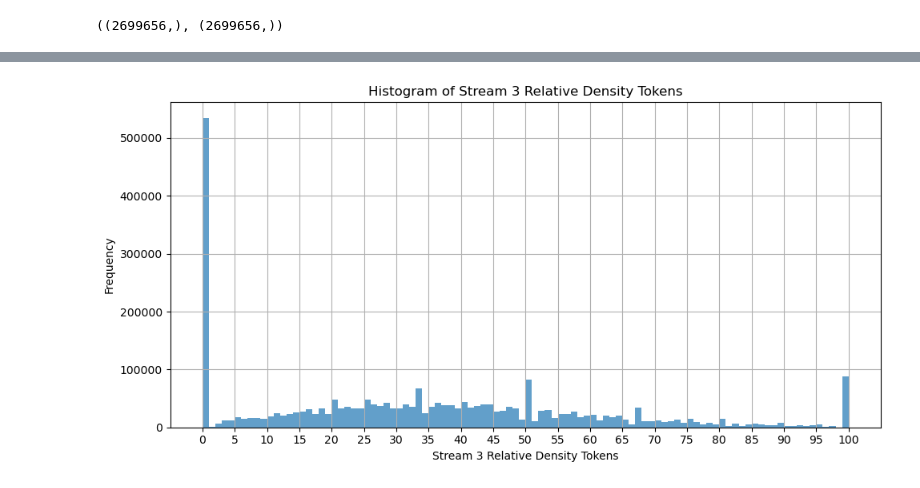
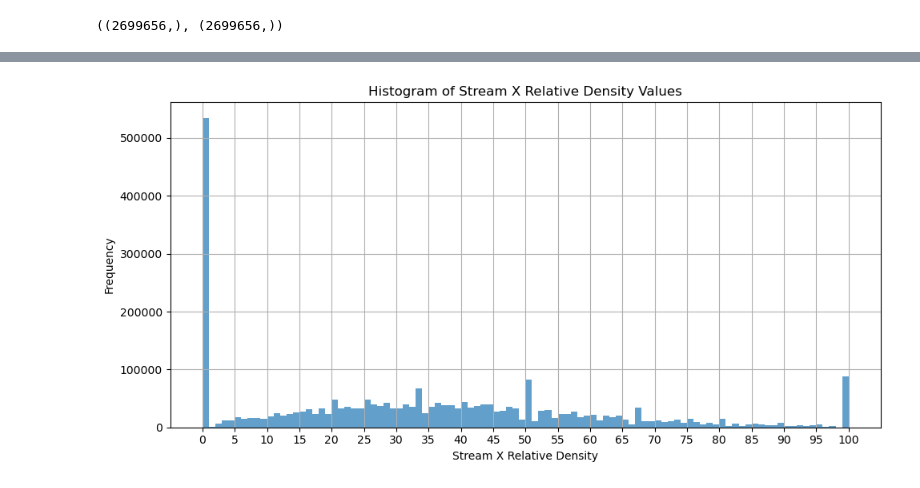
Before and after one commit to behzadhaki/TripleStreams, a Jupyter notebook: data/TripleStreamsDatasetExplorer.ipynb, the cells around one changed output, grey strips where cells are left out. Saved outputs shown, nothing was run; the diff lists cells and outputs as text; code cells hidden in the pictures.

```diff
--- a/data/TripleStreamsDatasetExplorer.ipynb
+++ b/data/TripleStreamsDatasetExplorer.ipynb
@@ -60,7 +60,7 @@ config = {
 
     'n_encoding_control_tokens':
         [
-            101
+            None                                # continuos values
         ],
     'encoding_control_keys':
         [
@@ -73,7 +73,7 @@ config = {
             101,
             101,
             101,
-            101
+            10
         ],
     'decoding_control_keys':
         [
@@ -211,18 +142,18 @@ plt.show()
 # %%
 # Stream 3 Relative Histogram
 stream_3_relative_density_tokens = dataset.decoding_control_tokens[:, 3].numpy()
 stream_3_relative_density_values = dataset.decoding_control_values[:, 3].numpy()
 plt.figure(figsize=(10, 5))
 plt.hist(stream_3_relative_density_tokens, bins=100, alpha=0.7)
-plt.title('Histogram of Stream 3 Relative Density Tokens')
-plt.xlabel('Stream 3 Relative Density Tokens')
+plt.title('Histogram of Stream X Relative Density Values')
+plt.xlabel('Stream X Relative Density')
 plt.ylabel('Frequency')
 plt.xticks(np.arange(0, 101, 5))
 plt.grid(True)
 plt.tight_layout()
 plt.show()
 # %% [output]
-[figure, old version]
+[figure, new version]
 # %%
 # Output Step Density
 output_step_density_tokens = dataset.decoding_control_tokens[:, 4].numpy()
```
Also changed, not shown: parts of 18 cells of this notebook, 1 other file.
